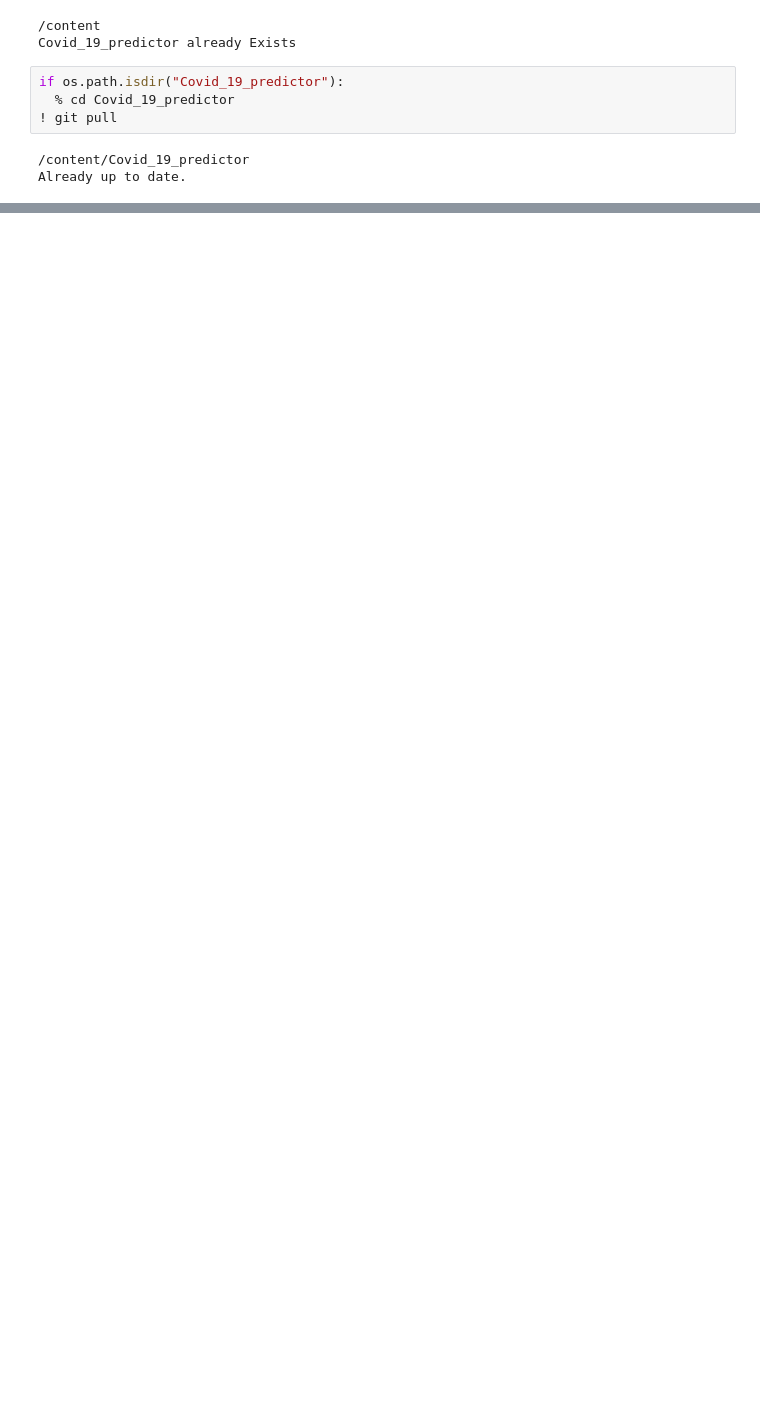
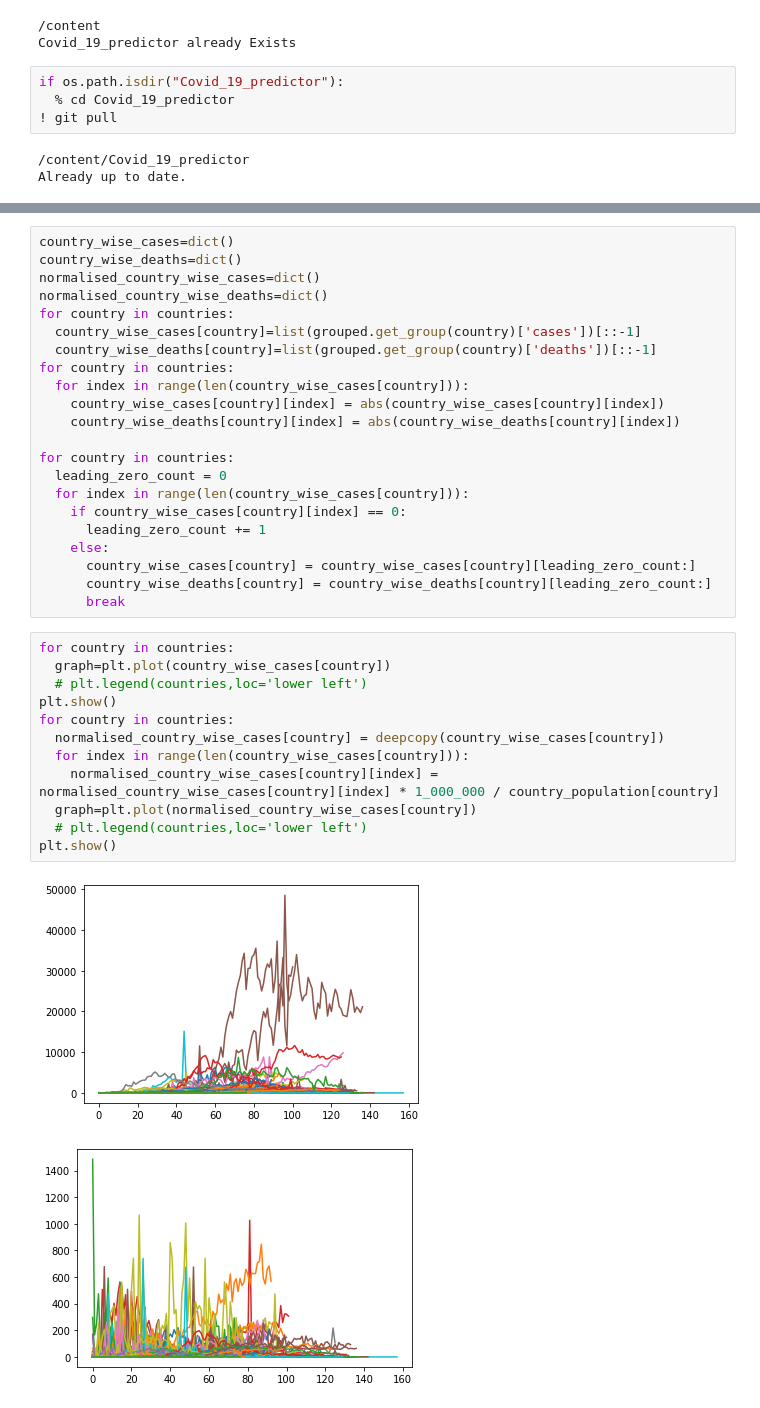
Before and after one commit to kartika-nair/Benchmarking_Of_NODE, a Jupyter notebook: Visualisation.ipynb, the cells around one changed output, grey strips where cells are left out. Drawn from its saved outputs; the diff is of its cells as text; blank space fills up the shorter version.

```diff
--- a/Visualisation.ipynb
+++ b/Visualisation.ipynb
@@ -62,0 +74,37 @@ for country in countries:
+# %%
+country_wise_cases=dict()
+country_wise_deaths=dict()
+normalised_country_wise_cases=dict()
+normalised_country_wise_deaths=dict()
+for country in countries:
+  country_wise_cases[country]=list(grouped.get_group(country)['cases'])[::-1]
+  country_wise_deaths[country]=list(grouped.get_group(country)['deaths'])[::-1]
+for country in countries:
+  for index in range(len(country_wise_cases[country])):
+    country_wise_cases[country][index] = abs(country_wise_cases[country][index])
+    country_wise_deaths[country][index] = abs(country_wise_deaths[country][index])
+
+for country in countries:
+  leading_zero_count = 0
+  for index in range(len(country_wise_cases[country])):
+    if country_wise_cases[country][index] == 0:
+      leading_zero_count += 1
+    else:
+      country_wise_cases[country] = country_wise_cases[country][leading_zero_count:]
+      country_wise_deaths[country] = country_wise_deaths[country][leading_zero_count:]
+      break
+# %%
+for country in countries:
+  graph=plt.plot(country_wise_cases[country])
+  # plt.legend(countries,loc='lower left')
+plt.show()
+for country in countries:
+  normalised_country_wise_cases[country] = deepcopy(country_wise_cases[country])
+  for index in range(len(country_wise_cases[country])):
+    normalised_country_wise_cases[country][index] = normalised_country_wise_cases[country][index] * 1_000_000 / country_population[country]
+  graph=plt.plot(normalised_country_wise_cases[country])
+  # plt.legend(countries,loc='lower left')
+plt.show()
+# %% [output]
+[figure, added]
+[figure, added]
```
Also changed, not shown: parts of 14 cells of this notebook.
